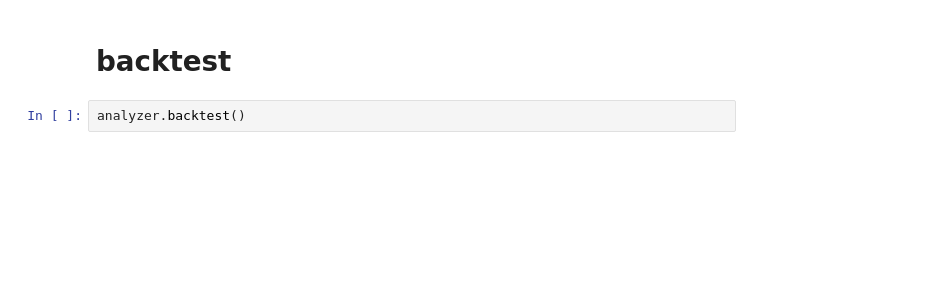
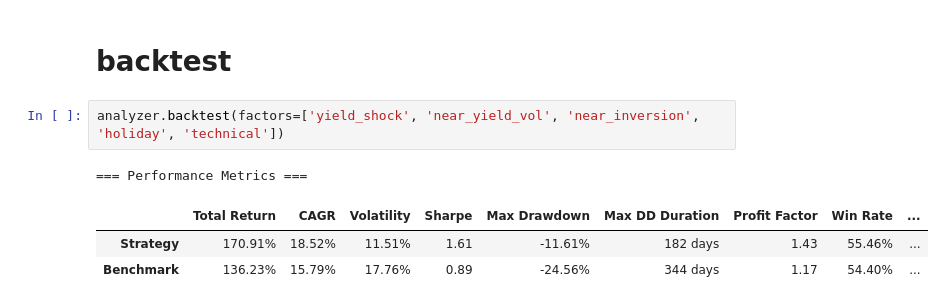
Before and after one commit to Xin95172/Quant, a Jupyter notebook: projects/workStrategy/TX/TX.ipynb, the cells around one changed output. Drawn from its saved outputs; the diff is of its cells as text; blank space fills up the shorter version.

```diff
--- a/projects/workStrategy/TX/TX.ipynb
+++ b/projects/workStrategy/TX/TX.ipynb
@@ -264,6 +267,10 @@ analyzer.indicator_US_bond(indicator='near_yield_vol', demean=True)
 # %% [markdown]
 # backtest
 # %%
-analyzer.backtest()
+analyzer.backtest(factors=['yield_shock', 'near_yield_vol', 'near_inversion', 'holiday', 'technical'])
 # %% [output]
+=== Performance Metrics ===
+|  | Total Return | CAGR | Volatility | Sharpe | Max Drawdown | Max DD Duration | Profit Factor | Win Rate | ... |
+| Strategy | 170.91% | 18.52% | 11.51% | 1.61 | -11.61% | 182 days | 1.43 | 55.46% | ... |
+| Benchmark | 136.23% | 15.79% | 17.76% | 0.89 | -24.56% | 344 days | 1.17 | 54.40% | ... |
 [interactive output not drawn]
```
Also changed, not shown: parts of 3 cells of this notebook, 1 other file.
